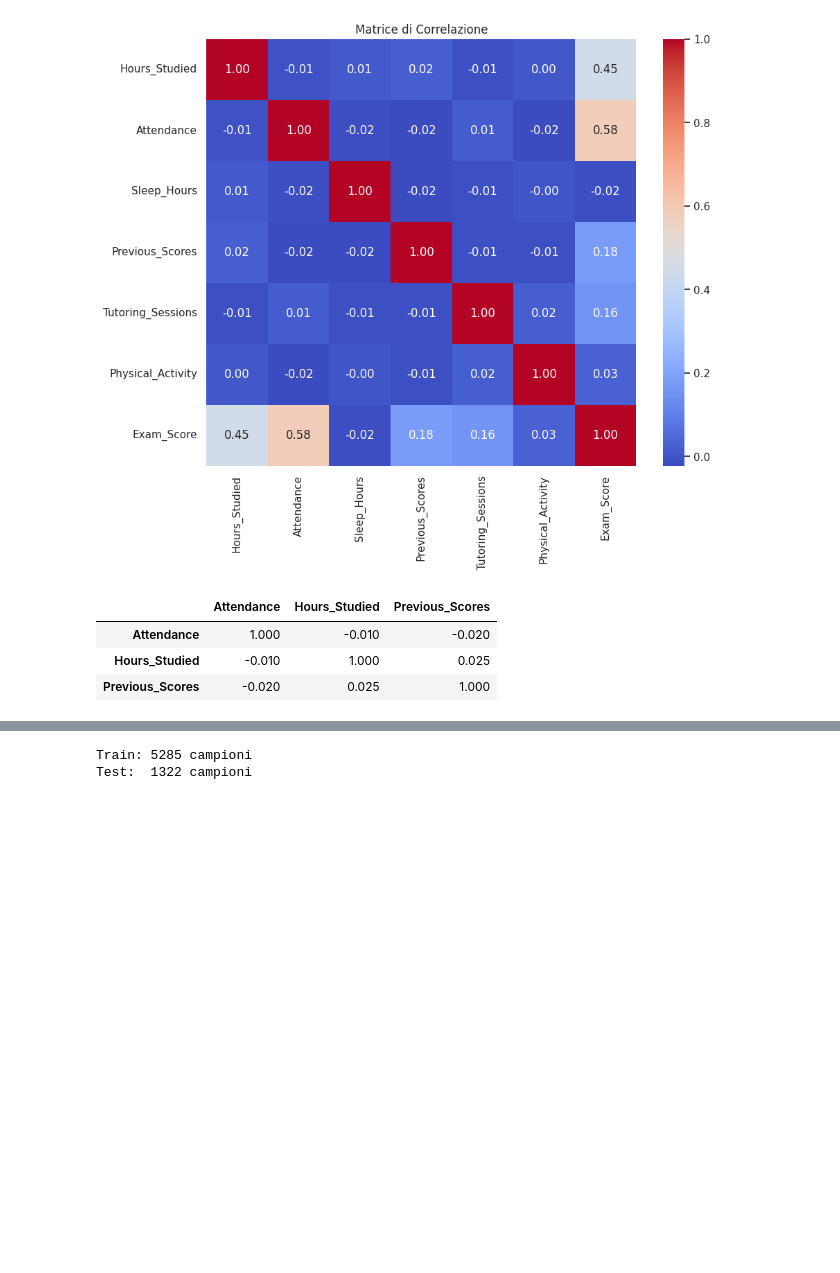
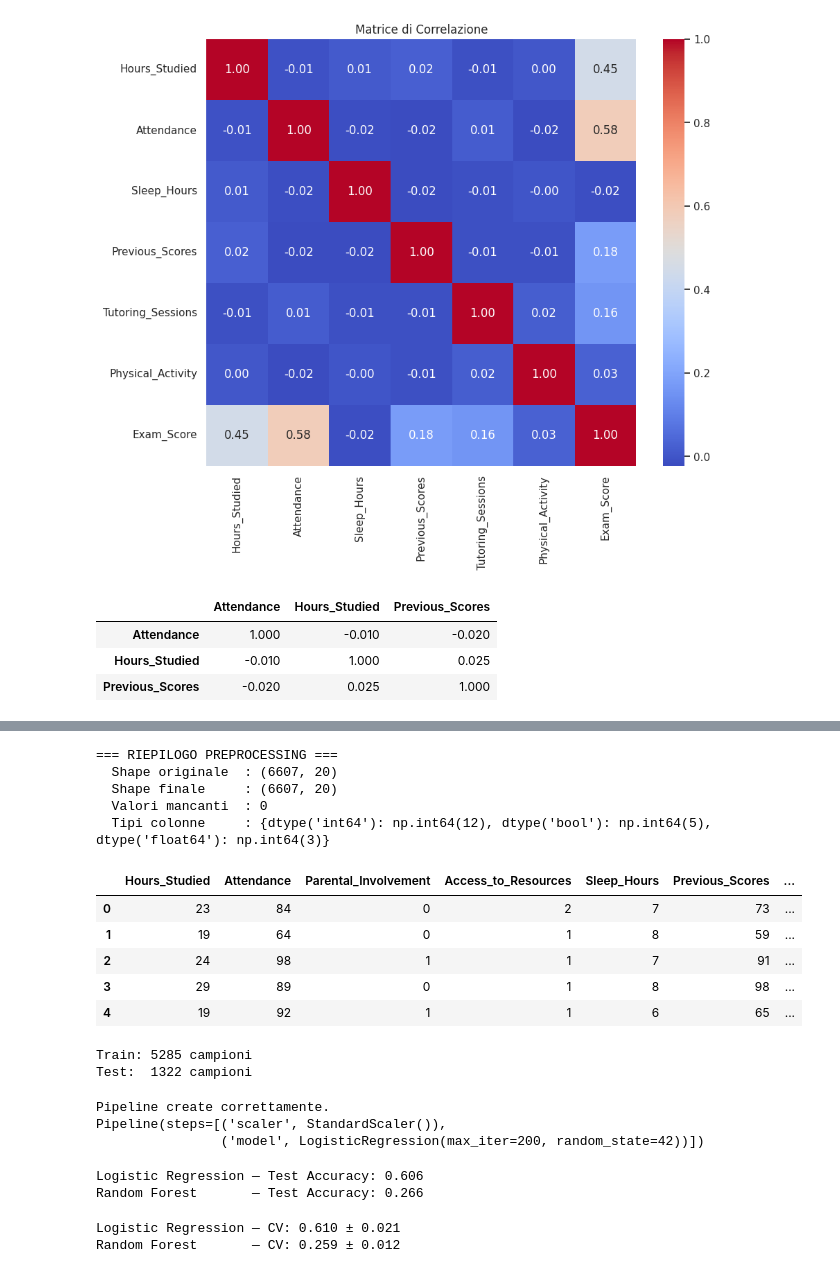
Before and after one commit to eleonoracasalee/ProgettoACC, a Jupyter notebook: ProgettoACC.ipynb, the cells around one changed output, grey strips where cells are left out. Cells and saved outputs as stored; diff of their text form; code cells hidden in the pictures; blank space fills up the shorter version.

```diff
--- a/ProgettoACC.ipynb
+++ b/ProgettoACC.ipynb
@@ -177 +236,21 @@ df[['Attendance', 'Hours_Studied', 'Previous_Scores']].corr()
+# %%
+print('=== RIEPILOGO PREPROCESSING ===')
+print(f'  Shape originale  : {df.shape}')
+print(f'  Shape finale     : {df_clean.shape}')
+print(f'  Valori mancanti  : {df_clean.isnull().sum().sum()}')
+print(f'  Tipi colonne     : {dict(df_clean.dtypes.value_counts())}')
+
+df_clean.head()
+# %% [output]
+=== RIEPILOGO PREPROCESSING ===
+  Shape originale  : (6607, 20)
+  Shape finale     : (6607, 20)
+  Valori mancanti  : 0
+  Tipi colonne     : {dtype('int64'): np.int64(12), dtype('bool'): np.int64(5), dtype('float64'): np.int64(3)}
+|  | Hours_Studied | Attendance | Parental_Involvement | Access_to_Resources | Sleep_Hours | Previous_Scores | ... |
+| 0 | 23 | 84 | 0 | 2 | 7 | 73 | ... |
+| 1 | 19 | 64 | 0 | 1 | 8 | 59 | ... |
+| 2 | 24 | 98 | 1 | 1 | 7 | 91 | ... |
+| 3 | 29 | 89 | 0 | 1 | 8 | 98 | ... |
+| 4 | 19 | 92 | 1 | 1 | 6 | 65 | ... |
 # %%
@@ -190,3 +270,53 @@ print(f'Test:  {X_test.shape[0]} campioni')
 # %% [output]
 Train: 5285 campioni
 Test:  1322 campioni
+# %%
+from sklearn.pipeline import Pipeline
+from sklearn.preprocessing import StandardScaler
+from sklearn.linear_model import LogisticRegression
+from sklearn.ensemble import RandomForestClassifier
+
+# Pipeline 1 — Logistic Regression
+pipe_lr = Pipeline([
+    ('scaler', StandardScaler()),
+    ('model',  LogisticRegression(max_iter=200, random_state=42))
+])
+# Pipeline 2 — Random Forest (non necessita di scaling, ma lo teniamo per uniformità)
+pipe_rf = Pipeline([
+    ('scaler', StandardScaler()),
+    ('model',  RandomForestClassifier(n_estimators=100, random_state=42))
+])
+
+print('Pipeline create correttamente.')
+print(pipe_lr)
+# %% [output]
+Pipeline create correttamente.
+Pipeline(steps=[('scaler', StandardScaler()),
+                ('model', LogisticRegression(max_iter=200, random_state=42))])
+# %%
+#addestramento e valutazione
+# Fit
+pipe_lr.fit(X_train, y_train)
+pipe_rf.fit(X_train, y_train)
+
+# Accuracy sul test set
+acc_lr = pipe_lr.score(X_test, y_test)
+acc_rf = pipe_rf.score(X_test, y_test)
+
+print(f'Logistic Regression — Test Accuracy: {acc_lr:.3f}')
+print(f'Random Forest       — Test Accuracy: {acc_rf:.3f}')
+# %% [output]
+Logistic Regression — Test Accuracy: 0.606
+Random Forest       — Test Accuracy: 0.266
+# %%
+from sklearn.model_selection import cross_val_score
+
+# Cross-validation (5 fold) — più affidabile della singola accuracy
+cv_lr = cross_val_score(pipe_lr, X, y, cv=5, scoring='accuracy')
+cv_rf = cross_val_score(pipe_rf, X, y, cv=5, scoring='accuracy')
+
+print(f'Logistic Regression — CV: {cv_lr.mean():.3f} \u00b1 {cv_lr.std():.3f}')
+print(f'Random Forest       — CV: {cv_rf.mean():.3f} \u00b1 {cv_rf.std():.3f}')
+# %% [output]
+Logistic Regression — CV: 0.610 ± 0.021
+Random Forest       — CV: 0.259 ± 0.012
```
Also changed, not shown: parts of 4 cells of this notebook.
